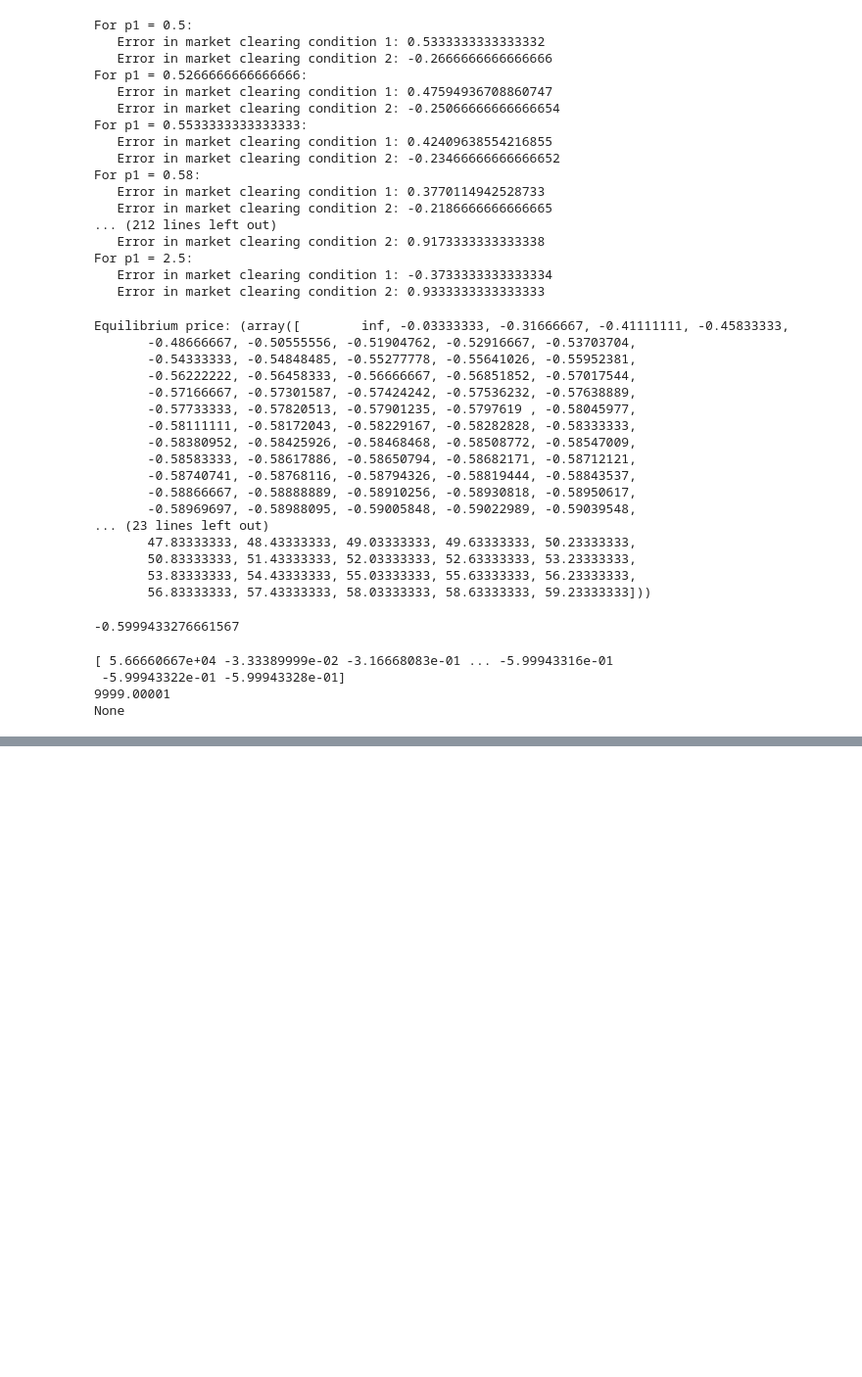
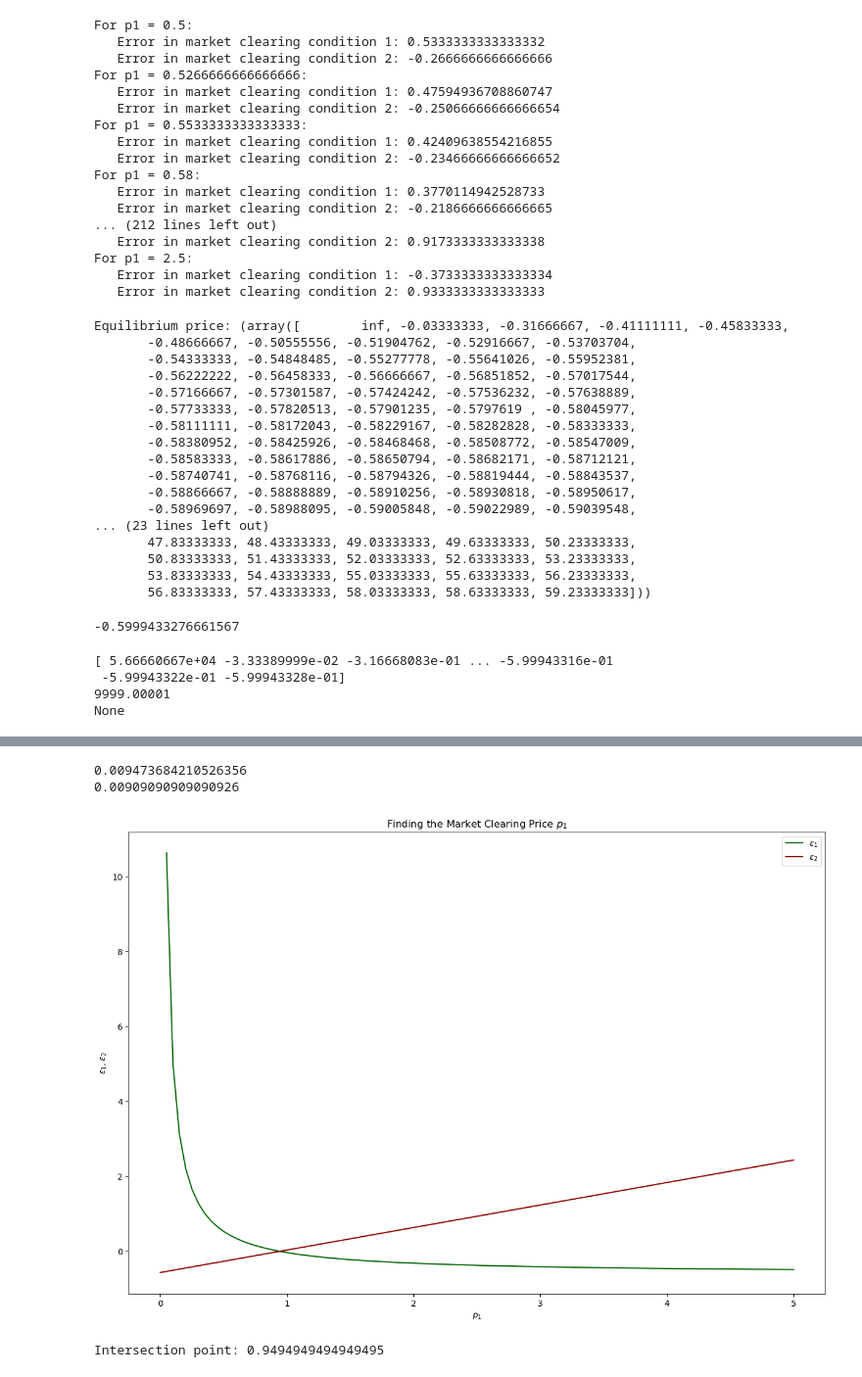
Before and after one commit to NumEconCopenhagen/projects-2024-darja-eloise-christian, a Jupyter notebook: inauguralproject/darja_work.ipynb, the cells around one changed output, grey strips where cells are left out. Shown: that part at 98% size. Cells and saved outputs as stored; diff of their text form; code cells hidden in the pictures; blank space fills up the shorter version.

```diff
--- a/inauguralproject/darja_work.ipynb
+++ b/inauguralproject/darja_work.ipynb
@@ -220 +217,17 @@ print(equilibrium_price)
 1.00001
+# %%
+## other approach
+P1 = np.linspace(0.5, 2.5, N)
+epsilon_1 = []
+epsilon_2 = []
+for p1 in P1:
+    epsilon_1.append(model.check_market_clearing(p1)[0])
+    epsilon_2.append(model.check_market_clearing(p1)[1])
+print(epsilon_1)
+print(epsilon_2)
+
+for e1, e2 in zip(epsilon_1, epsilon_2):
+    if e1 == e2:
+        print("Common excess demand:", p1)
+    else:
+        print("market equilibrium price not found")
@@ -220,0 +252,44 @@ print(equilibrium_price)
+# %%
+N  = 100
+import matplotlib.pyplot as plt
+P1 = np.linspace(0, 5, N)
+
+# Calculate market clearing errors for each p1 in P1
+epsilon_1 = []
+epsilon_2 = []
+for p1 in P1:
+    eps1, eps2 = model.check_market_clearing(p1)
+    epsilon_1.append(eps1) ## add
+    epsilon_2.append(eps2)
+
+print(np.min(np.abs(epsilon_1)))
+print(np.min(np.abs(epsilon_2)))
+
+
+# Plotting
+plt.figure(figsize=(15, 10))
+plt.plot(P1, epsilon_1, label='$\\epsilon_1$', color='darkgreen')
+plt.plot(P1, epsilon_2, label='$\\epsilon_2$', color='darkred')
+plt.title('Finding the Market Clearing Price $p_1$')
+plt.xlabel('$p_1$')
+plt.ylabel('$\\epsilon_1$, $\\epsilon_2$')
+plt.legend()
+plt.show()
+
+
+## for which p1 do we get the intersection?
+# Find the point of intersection
+# Find the point of intersection
+intersection_point = None
+for i in range(1, len(P1)):
+    if (epsilon_1[i] > 0 and epsilon_2[i] < 0) or (epsilon_1[i] < 0 and epsilon_2[i] > 0):
+        intersection_point = 1-P1[i]
+
+        break  # Exit the loop after the first intersection is found since there is only market clearing price
+
+print("Intersection point:", intersection_point)
+# %% [output]
+0.009473684210526356
+0.00909090909090926
+[figure, added]
+Intersection point: 0.9494949494949495
```
Also changed, not shown: parts of 3 cells of this notebook.
